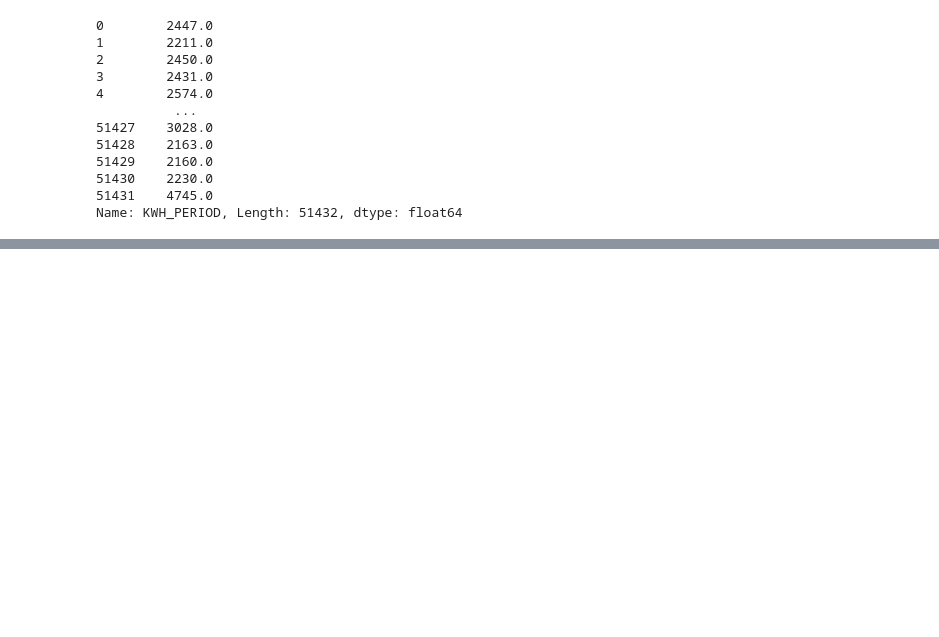
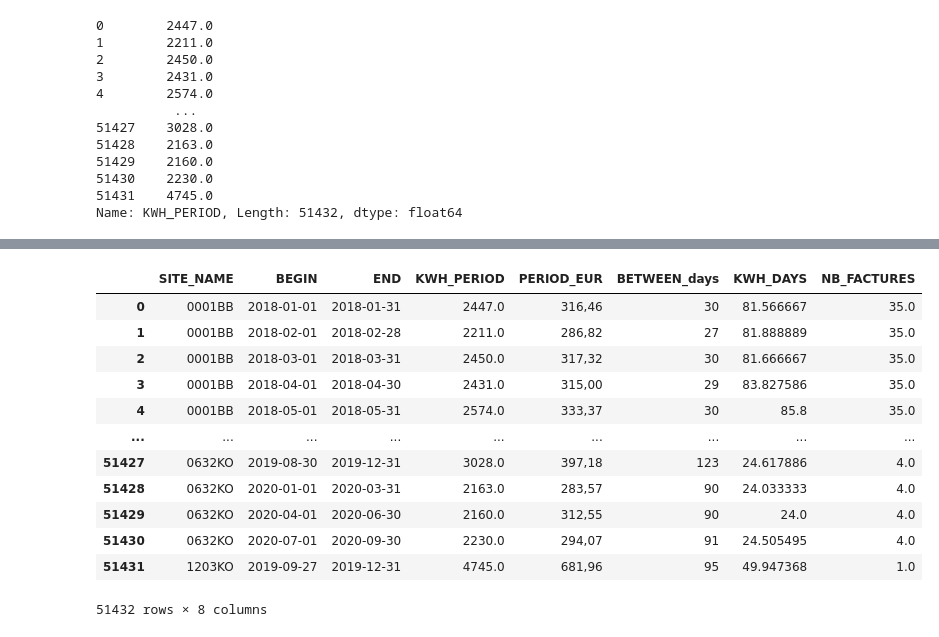
Before and after one commit to Amelinelurton/cleandata, a Jupyter notebook: Nettoyage_des_données/factures_energie/factures_energie.ipynb, the cells around one changed output, grey strips where cells are left out. Saved outputs shown, nothing was run; the diff lists cells and outputs as text; code cells hidden in the pictures; blank space fills up the shorter version.

```diff
--- a/Nettoyage_des_données/factures_energie/factures_energie.ipynb
+++ b/Nettoyage_des_données/factures_energie/factures_energie.ipynb
@@ -196,7 +187,8 @@ print(facture['KWH_PERIOD'])
 Name: KWH_PERIOD, Length: 51432, dtype: object
 # %%
 kwh=facture['KWH_PERIOD'].replace(' ','', regex=True).astype(float)
-print(kwh)
+facture['KWH_PERIOD']=kwh
+print(facture['KWH_PERIOD'])
 # %% [output]
 0        2447.0
 1        2211.0
@@ -210,5 +202,3 @@ print(kwh)
 51430    2230.0
 51431    4745.0
 Name: KWH_PERIOD, Length: 51432, dtype: float64
-# %%
-facture['KWT_days']= kwh - day
@@ -216,0 +205,3 @@ NameError: name 'day' is not defined
+# %%
+facture["KWH_DAYS"] = facture.apply(lambda x: "NaN" if x['BETWEEN_days'] <= 0 else x["KWH_PERIOD"]/x['BETWEEN_days'], axis=1)
+facture
@@ -216,0 +224,17 @@ NameError: name 'day' is not defined
+# %%
+facture['NB_FACTURES'] = facture.groupby(['SITE_NAME'])['SITE_NAME'].transform('size')
+facture
+# %% [output]
+|  | SITE_NAME | BEGIN | END | KWH_PERIOD | PERIOD_EUR | BETWEEN_days | KWH_DAYS | NB_FACTURES |
+| 0 | 0001BB | 2018-01-01 | 2018-01-31 | 2447.0 | 316,46 | 30 | 81.566667 | 35.0 |
+| 1 | 0001BB | 2018-02-01 | 2018-02-28 | 2211.0 | 286,82 | 27 | 81.888889 | 35.0 |
+| 2 | 0001BB | 2018-03-01 | 2018-03-31 | 2450.0 | 317,32 | 30 | 81.666667 | 35.0 |
+| 3 | 0001BB | 2018-04-01 | 2018-04-30 | 2431.0 | 315,00 | 29 | 83.827586 | 35.0 |
+| 4 | 0001BB | 2018-05-01 | 2018-05-31 | 2574.0 | 333,37 | 30 | 85.8 | 35.0 |
+| ... | ... | ... | ... | ... | ... | ... | ... | ... |
+| 51427 | 0632KO | 2019-08-30 | 2019-12-31 | 3028.0 | 397,18 | 123 | 24.617886 | 4.0 |
+| 51428 | 0632KO | 2020-01-01 | 2020-03-31 | 2163.0 | 283,57 | 90 | 24.033333 | 4.0 |
+| 51429 | 0632KO | 2020-04-01 | 2020-06-30 | 2160.0 | 312,55 | 90 | 24.0 | 4.0 |
+| 51430 | 0632KO | 2020-07-01 | 2020-09-30 | 2230.0 | 294,07 | 91 | 24.505495 | 4.0 |
+| 51431 | 1203KO | 2019-09-27 | 2019-12-31 | 4745.0 | 681,96 | 95 | 49.947368 | 1.0 |
+51432 rows × 8 columns
```
Also changed, not shown: parts of 9 cells of this notebook, 1 other file.
